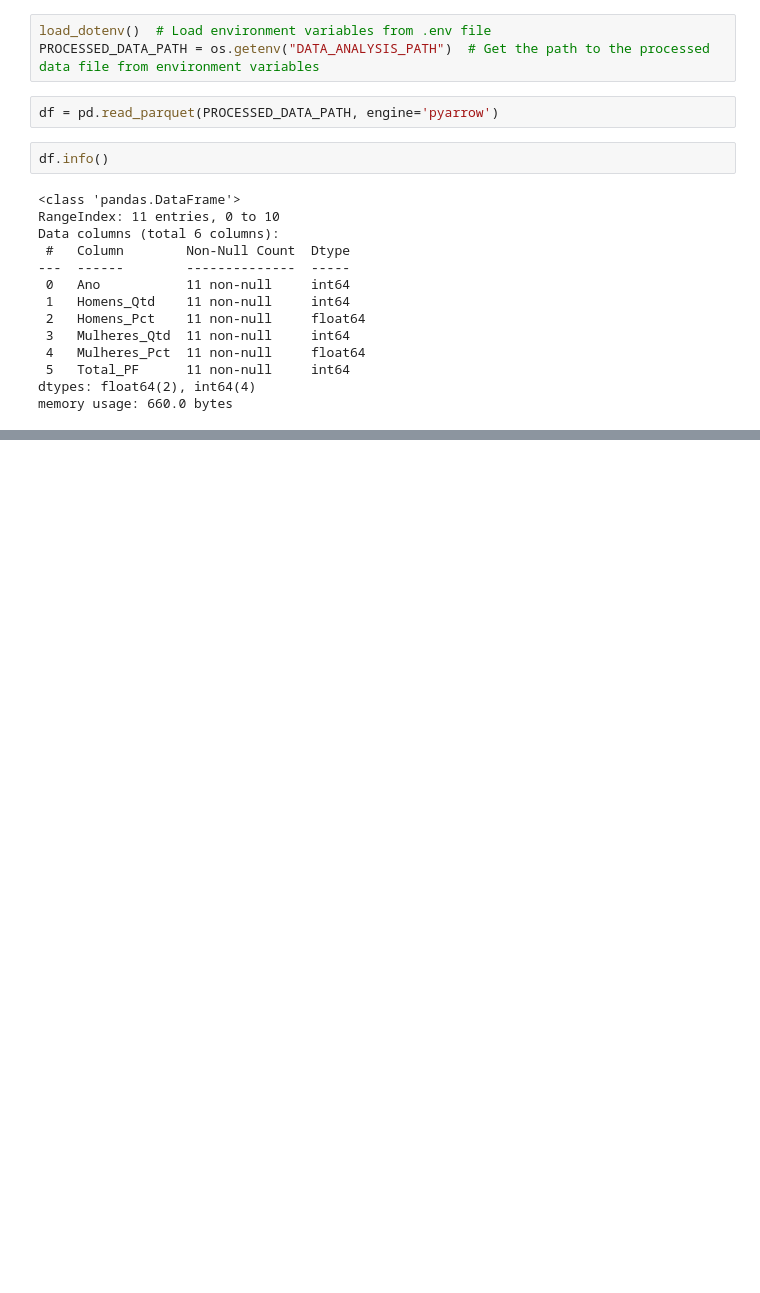
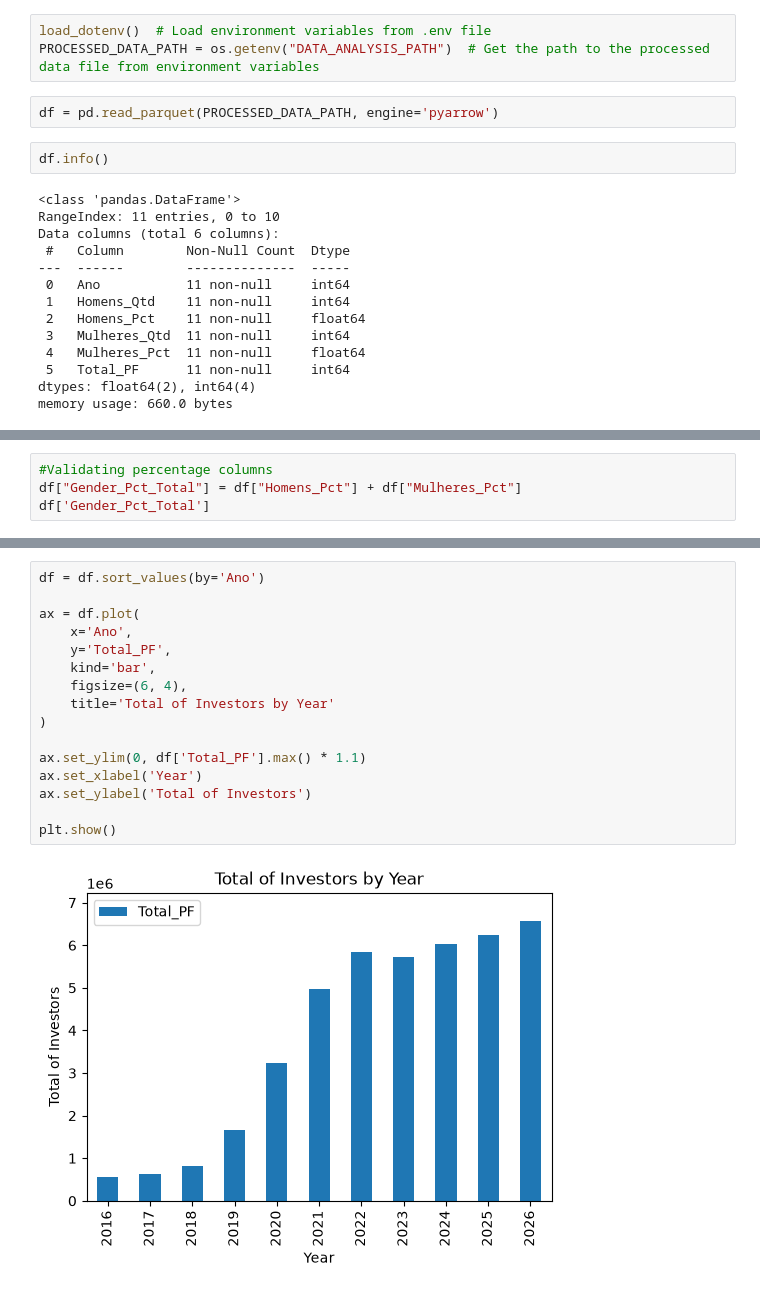
Before and after one commit to higormmalves/b3-investor-data-pipeline, a Jupyter notebook: notebooks/exploratory_analysis.ipynb, the cells around one changed output, grey strips where cells are left out. Drawn from its saved outputs; the diff is of its cells as text; blank space fills up the shorter version.

```diff
--- a/notebooks/exploratory_analysis.ipynb
+++ b/notebooks/exploratory_analysis.ipynb
@@ -40,0 +80,4 @@ df
+# %%
+#Validating percentage columns
+df["Gender_Pct_Total"] = df["Homens_Pct"] + df["Mulheres_Pct"]
+df['Gender_Pct_Total']
@@ -40,0 +116,18 @@ df
+# %%
+df = df.sort_values(by='Ano')
+
+ax = df.plot(
+    x='Ano',
+    y='Total_PF',
+    kind='bar',
+    figsize=(6, 4),
+    title='Total of Investors by Year'
+)
+
+ax.set_ylim(0, df['Total_PF'].max() * 1.1)
+ax.set_xlabel('Year')
+ax.set_ylabel('Total of Investors')
+
+plt.show()
+# %% [output]
+[figure, added]
```
Also changed, not shown: parts of 17 cells of this notebook.
